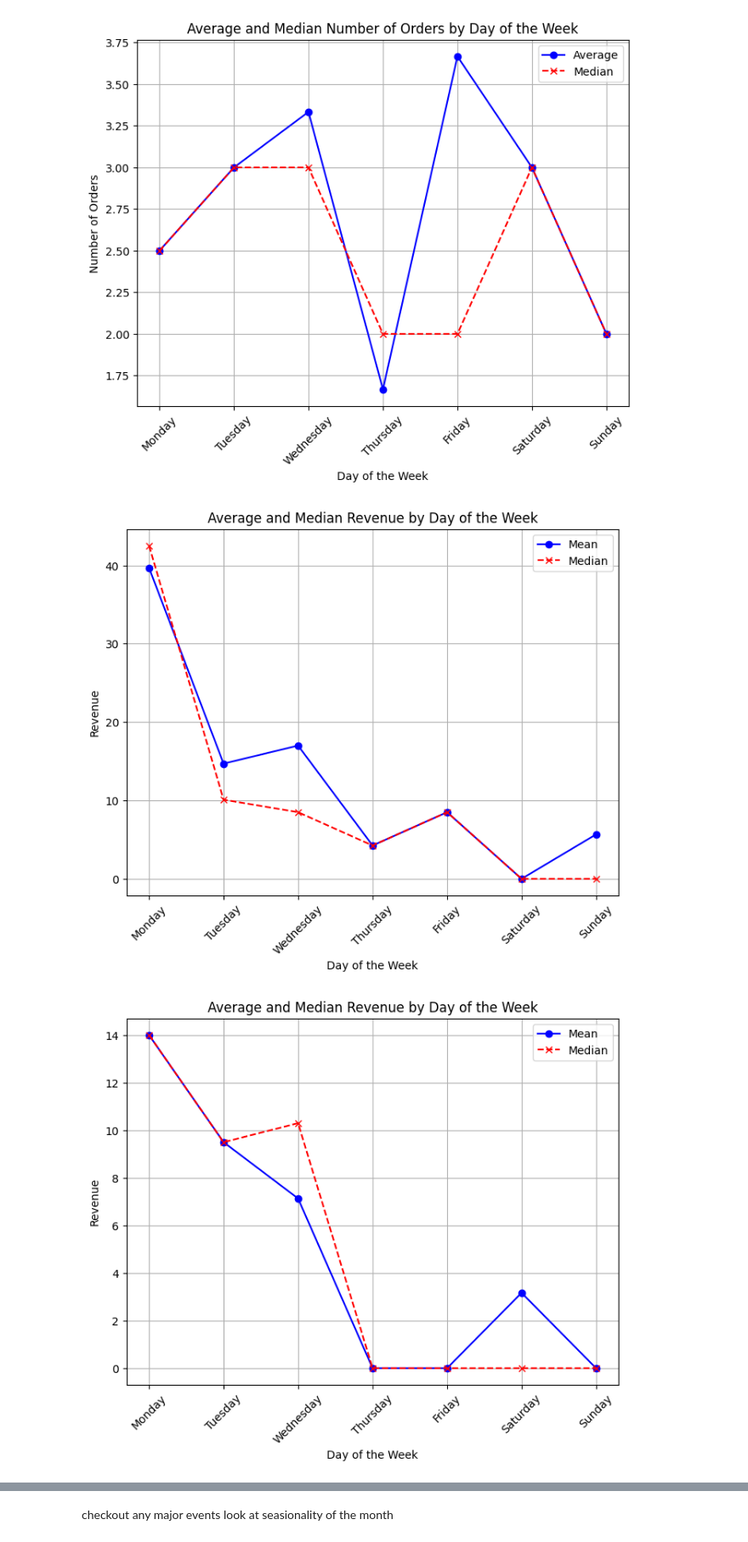
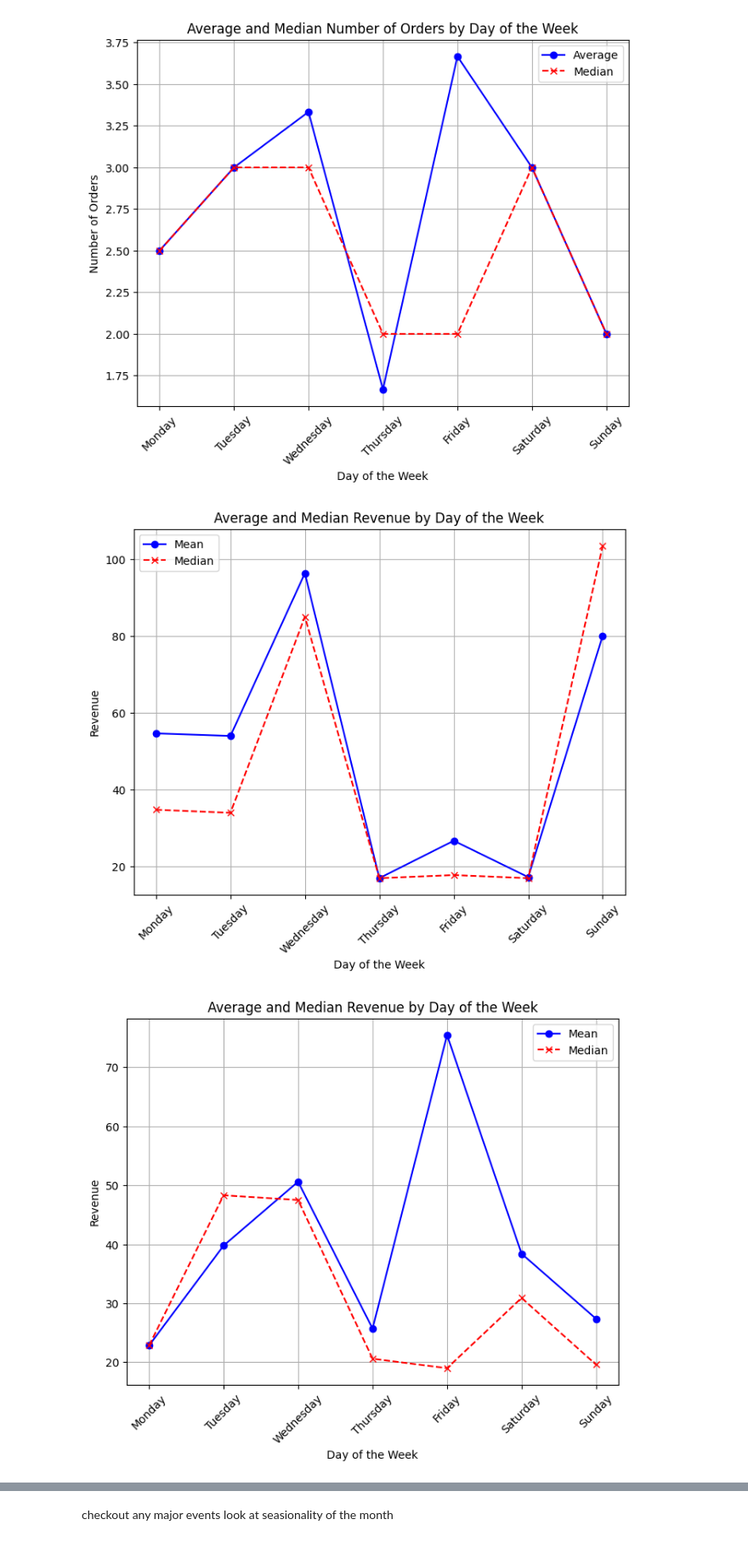
Before and after one commit to Sree5835/dynamic_pricing, a Jupyter notebook: src/dynamic_pricing/analysis/explore_demand_supply.ipynb, the cells around one changed output, grey strips where cells are left out. Shown at 85% size. Saved outputs shown, nothing was run; the diff lists cells and outputs as text; code cells hidden in the pictures.

Commit message:
fix revenue plot

```diff
--- a/src/dynamic_pricing/analysis/explore_demand_supply.ipynb
+++ b/src/dynamic_pricing/analysis/explore_demand_supply.ipynb
@@ -373,7 +440,7 @@ def plot_average_revenue_by_day_of_week(df):
         (df["item_fractional_price"] * df["item_quantity"])
         + (df["modifier_fractional_price"] * df["modifier_quantity"])
     ) / 100
-    df["revenue"] = df.groupby("order_id")["order_value"].sum()
+    df["revenue"] = df.groupby("order_id")["order_value"].transform("sum")
 
     # Extract the day of the week from the order_datetime column
     df["day_of_week"] = df[order_timestamp].dt.day_name()
@@ -411,35 +478,35 @@ def plot_average_revenue_by_day_of_week(df):
 
     # Plotting both mean and median revenue by day of the week as a line plot
     plt.figure(figsize=(8, 6))
     plt.plot(
         average_revenue_by_day,
         marker="o",
         linestyle="-",
         color="blue",
         markersize=6,
         label="Mean",
     )
     plt.plot(
         median_revenue_by_day,
         marker="x",
         linestyle="--",
         color="red",
         markersize=6,
         label="Median",
     )
     plt.xlabel("Day of the Week")
     plt.ylabel("Revenue")
     plt.title("Average and Median Revenue by Day of the Week")
     plt.xticks(range(len(weekdays)), x_labels, rotation=45)
     plt.grid(True)
     plt.legend()
     plt.show()
 
 plot_average_revenue_by_day_of_week(pre_dp_df)
 plot_average_revenue_by_day_of_week(post_dp_df)
 # %% [output]
-[figure, old version]
+[figure, new version]
-[figure, old version]
+[figure, new version]
 # %%
 def time_difference_in_order_acceptance_per_interval(df, interval):
     order_timestamp = "order_placed_timestamp"
```
Also changed, not shown: parts of 2 cells of this notebook.
